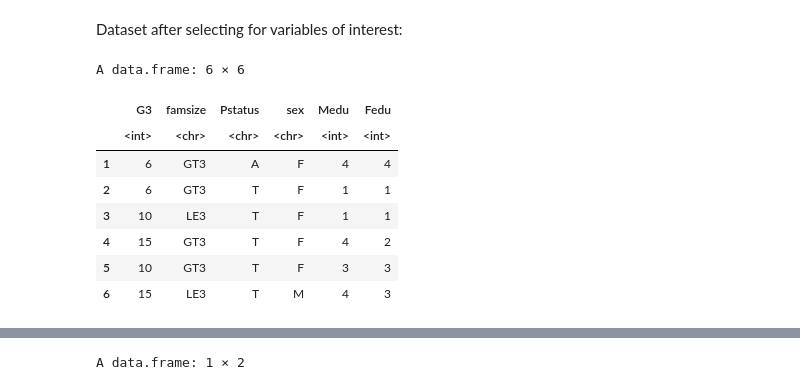
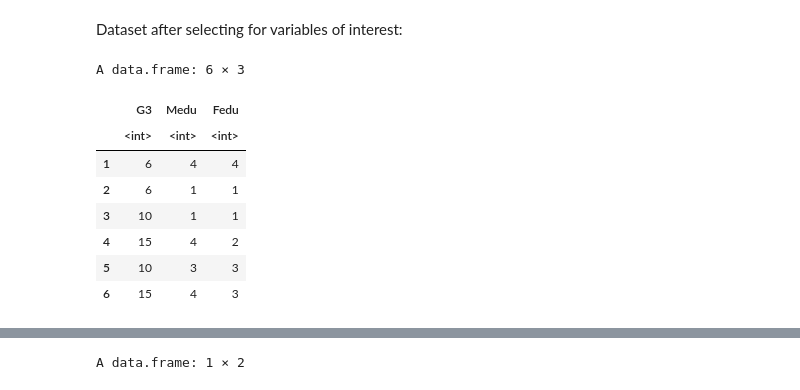
Before and after one commit to aidanmeharg/STAT_201_Project, a Jupyter notebook: report.ipynb, the cells around one changed output, grey strips where cells are left out. Cells and saved outputs as stored; diff of their text form; code cells hidden in the pictures.

```diff
--- a/report.ipynb
+++ b/report.ipynb
@@ -80,16 +77,15 @@ There are no missing values in the dataset.
 # %% [markdown]
 Dataset after selecting for variables of interest:
 # %%
-filtered_for_coi <- students |>
-                        select(G3, famsize, Pstatus, sex, Medu, Fedu)
-head(filtered_for_coi)
+students_filtered <- students |> select(G3, Medu, Fedu)
+head(students_filtered)
 # %% [output]
-A data.frame: 6 × 6
+A data.frame: 6 × 3
-|  | G3 | famsize | Pstatus | sex | Medu | Fedu |
-|  | <int> | <chr> | <chr> | <chr> | <int> | <int> |
-| 1 | 6 | GT3 | A | F | 4 | 4 |
-| 2 | 6 | GT3 | T | F | 1 | 1 |
-| 3 | 10 | LE3 | T | F | 1 | 1 |
-| 4 | 15 | GT3 | T | F | 4 | 2 |
-| 5 | 10 | GT3 | T | F | 3 | 3 |
-| 6 | 15 | LE3 | T | M | 4 | 3 |
+|  | G3 | Medu | Fedu |
+|  | <int> | <int> | <int> |
+| 1 | 6 | 4 | 4 |
+| 2 | 6 | 1 | 1 |
+| 3 | 10 | 1 | 1 |
+| 4 | 15 | 4 | 2 |
+| 5 | 10 | 3 | 3 |
+| 6 | 15 | 4 | 3 |
```
Also changed, not shown: parts of 8 cells of this notebook.
